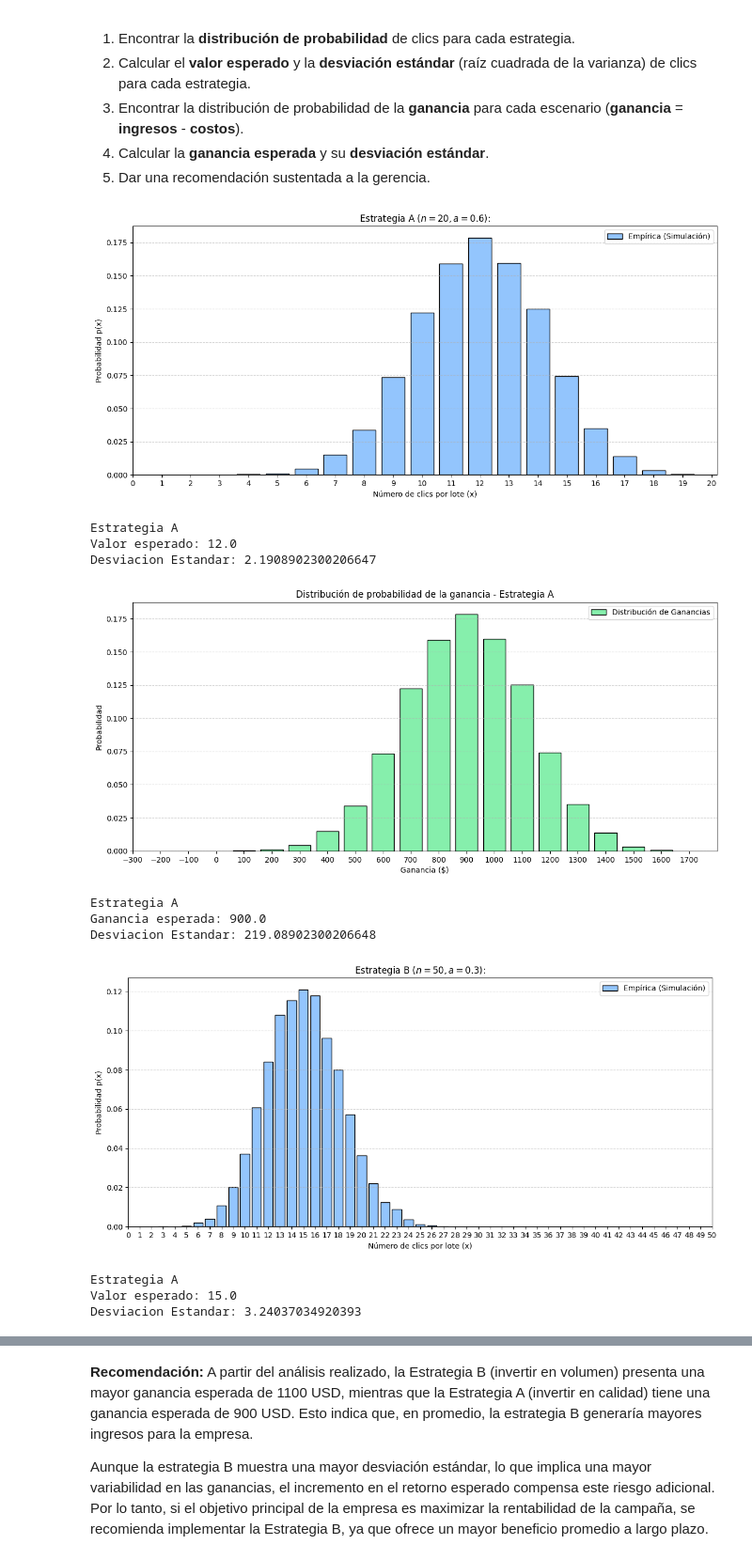
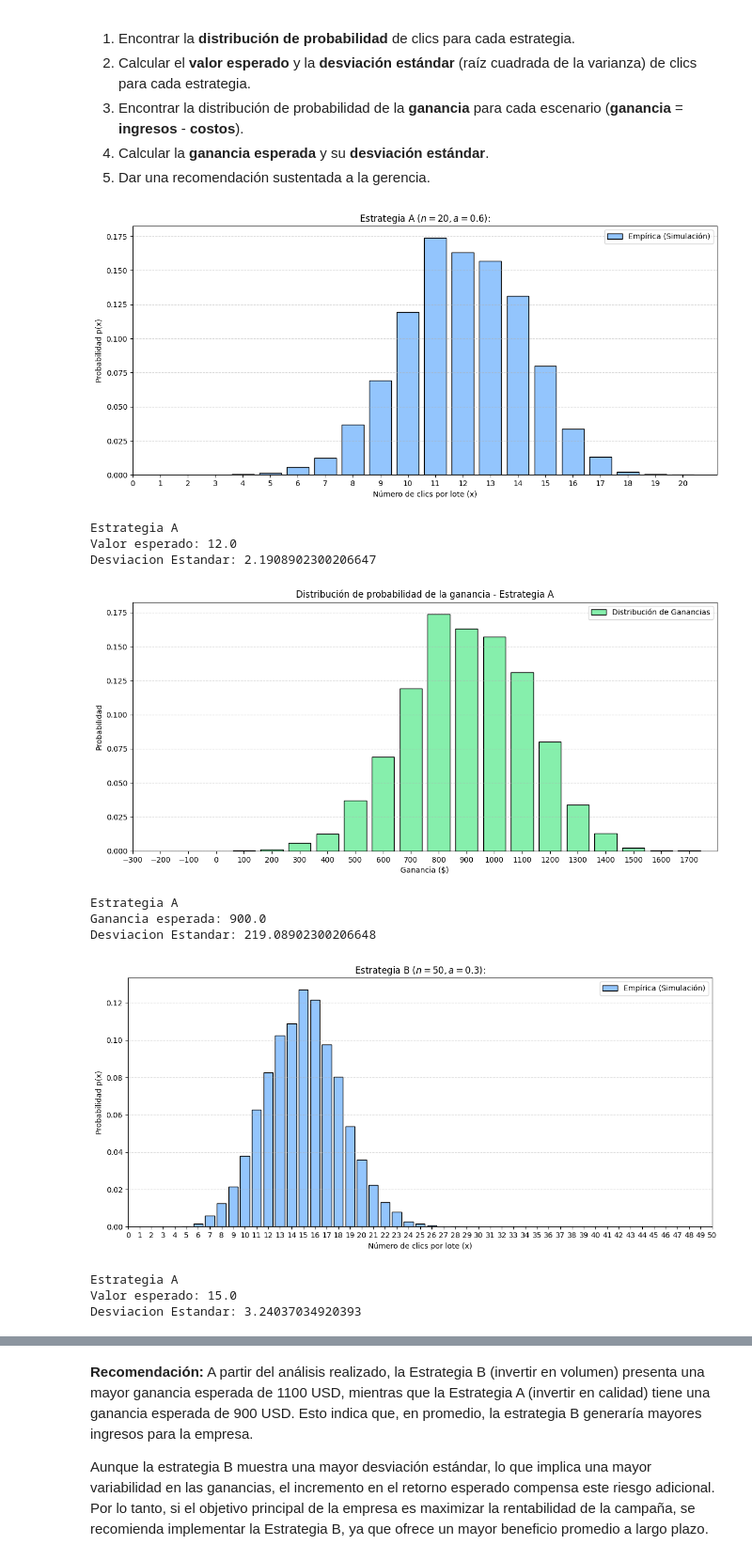
Before and after one commit to Samu24042/CienciaDeDatos, a Jupyter notebook: icd_taller2_variables_aleatorias.ipynb, the cells around one changed output, grey strips where cells are left out. Shown at 94% size. Saved outputs shown, nothing was run; the diff lists cells and outputs as text; code cells hidden in the pictures.

```diff
--- a/icd_taller2_variables_aleatorias.ipynb
+++ b/icd_taller2_variables_aleatorias.ipynb
@@ -234,6 +234,8 @@ El equipo de marketing propone dos estrategias alternativas:
 # 1. CÁLCULO EMPÍRICO (Simulación de Montecarlo)
 # ==========================================
 import math
+import numpy as np
+import matplotlib.pyplot as plt
 from scipy.stats import bernoulli
 
 n1 = 20
@@ -242,7 +244,7 @@ costos1 = 300
 n2 = 50
 a2 = 0.3
 costos2 = 400
-N = 10000
+N = 5000
 
 
 #====================================================================
@@ -325,42 +327,42 @@ plt.grid(axis='y', linestyle='--', alpha=0.5)
 plt.show()
 
 E2 = n2 * a2
 Des_Est2 = math.sqrt(n2 * a2 * (1 - a2))
 
 print("Estrategia A")
 print("Valor esperado:", E2)
 print("Desviacion Estandar:", Des_Est2)
 
 # Convertimos los clics observados en ganancias
 ganancias_emp2 = 100*valores_emp2 - costos2
 
 plt.figure(figsize=(14,6))
 plt.bar(ganancias_emp2, prob_empirica2, width= 80, color='#86efac', edgecolor='black', label='Distribución de Ganancias')
 plt.title('Distribución de probabilidad de la ganancia - Estrategia A')
 plt.xlabel('Ganancia ($)')
 plt.ylabel('Probabilidad')
 plt.xlim(-costos2, ((n2+1)*100)-costos2)
 plt.xticks(range(-costos2, ((n2+1)*100)-costos2, 200))
 plt.legend()
 plt.grid(axis='y', linestyle='--', alpha=0.5)
 plt.show()
 
 Ganancia_E2 = ((n2*100) * a2)-costos2
 Ganancia_Des_Est2 = math.sqrt(n2 * a2 * (1 - a2))*100
 
 print("Estrategia A")
 print("Ganancia esperada:", Ganancia_E2)
 print("Desviacion Estandar:", Ganancia_Des_Est2)
 # %% [output]
-[figure, old version]
+[figure, new version]
 Estrategia A
 Valor esperado: 12.0
 Desviacion Estandar: 2.1908902300206647
-[figure, old version]
+[figure, new version]
 Estrategia A
 Ganancia esperada: 900.0
 Desviacion Estandar: 219.08902300206648
-[figure, old version]
+[figure, new version]
 Estrategia A
 Valor esperado: 15.0
 Desviacion Estandar: 3.24037034920393
```
Also changed, not shown: parts of 7 cells of this notebook.
